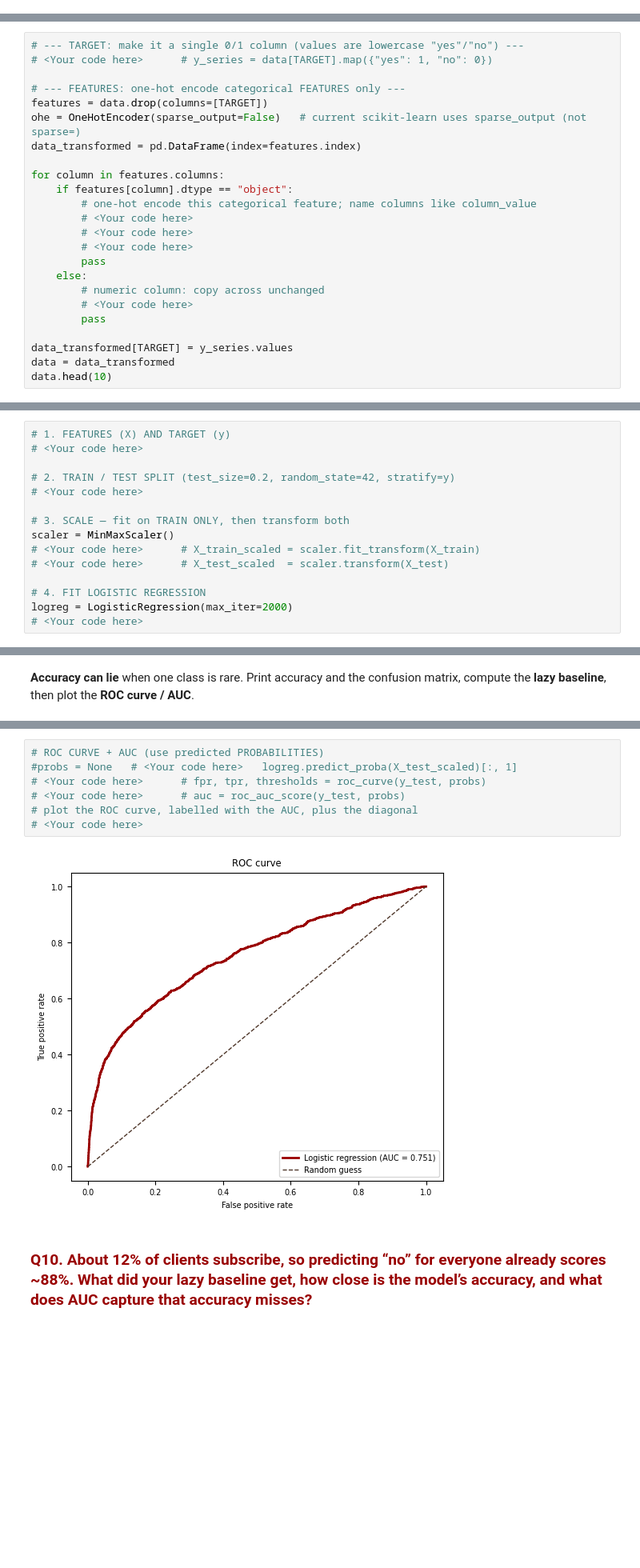
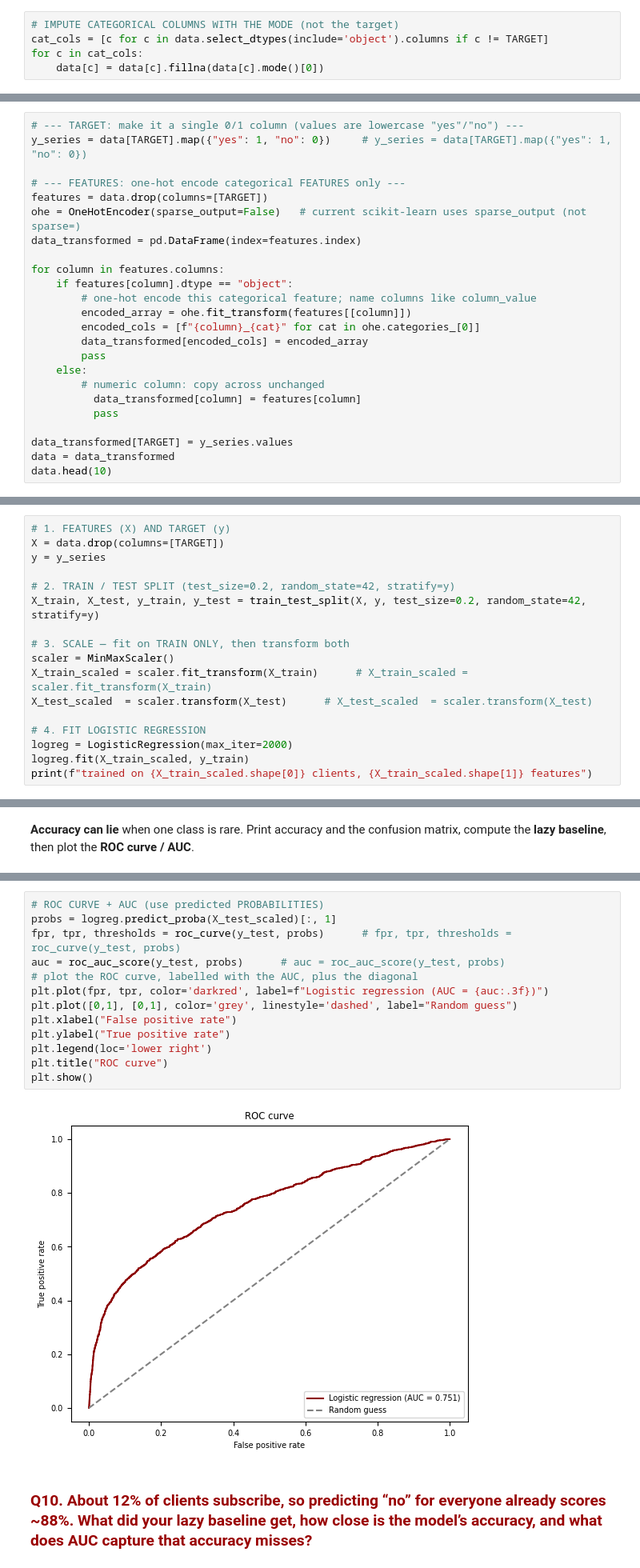
Before and after one commit to blvberrii/Brown-Assignment-1.3, a Jupyter notebook: Team3_logistic_regression_1_3.ipynb, the cells around one changed output, grey strips where cells are left out. Shown at 80% size. Saved outputs shown, nothing was run; the diff lists cells and outputs as text; blank space fills up the shorter version.

```diff
--- a/Team3_logistic_regression_1_3.ipynb
+++ b/Team3_logistic_regression_1_3.ipynb
@@ -238,3 +233,8 @@ dtype: int64
+# %%
+# IMPUTE CATEGORICAL COLUMNS WITH THE MODE (not the target)
+cat_cols = [c for c in data.select_dtypes(include='object').columns if c != TARGET]
+for c in cat_cols:
+    data[c] = data[c].fillna(data[c].mode()[0])
 # %%
 # Confirm no missing values remain
 print("missing values left:", int(data.isnull().sum().sum()))
@@ -301,7 +303,7 @@ data = data.drop(columns=["duration"])
 **Step 2 — encode.** Label-encode the **target** to a single 0/1 column; one-hot encode the categorical **features** only (don’t leak the target).
 # %%
 # --- TARGET: make it a single 0/1 column (values are lowercase "yes"/"no") ---
-# <Your code here>      # y_series = data[TARGET].map({"yes": 1, "no": 0})
+y_series = data[TARGET].map({"yes": 1, "no": 0})     # y_series = data[TARGET].map({"yes": 1, "no": 0})
 
 # --- FEATURES: one-hot encode categorical FEATURES only ---
 features = data.drop(columns=[TARGET])
@@ -311,14 +313,14 @@ data_transformed = pd.DataFrame(index=features.index)
 for column in features.columns:
     if features[column].dtype == "object":
         # one-hot encode this categorical feature; name columns like column_value
-        # <Your code here>
-        # <Your code here>
-        # <Your code here>
+        encoded_array = ohe.fit_transform(features[[column]])
+        encoded_cols = [f"{column}_{cat}" for cat in ohe.categories_[0]]
+        data_transformed[encoded_cols] = encoded_array
         pass
     else:
         # numeric column: copy across unchanged
-        # <Your code here>
-        pass
+          data_transformed[column] = features[column]
+          pass
 
 data_transformed[TARGET] = y_series.values
 data = data_transformed
@@ -368,19 +378,21 @@ plt.rcParams["font.size"] = 7
 Recall from **1.2**: linear regression drew a line for a *number*; logistic regression bends it into an **S-curve** so the output is a probability in [0, 1].
 # %%
 # 1. FEATURES (X) AND TARGET (y)
-# <Your code here>
+X = data.drop(columns=[TARGET])
+y = y_series
 
 # 2. TRAIN / TEST SPLIT (test_size=0.2, random_state=42, stratify=y)
-# <Your code here>
+X_train, X_test, y_train, y_test = train_test_split(X, y, test_size=0.2, random_state=42, stratify=y)
 
 # 3. SCALE — fit on TRAIN ONLY, then transform both
 scaler = MinMaxScaler()
-# <Your code here>      # X_train_scaled = scaler.fit_transform(X_train)
-# <Your code here>      # X_test_scaled  = scaler.transform(X_test)
+X_train_scaled = scaler.fit_transform(X_train)      # X_train_scaled = scaler.fit_transform(X_train)
+X_test_scaled  = scaler.transform(X_test)      # X_test_scaled  = scaler.transform(X_test)
 
 # 4. FIT LOGISTIC REGRESSION
 logreg = LogisticRegression(max_iter=2000)
-# <Your code here>
+logreg.fit(X_train_scaled, y_train)
+print(f"trained on {X_train_scaled.shape[0]} clients, {X_train_scaled.shape[1]} features")
 # %% [output]
 trained on 36168 clients, 46 features
 # %% [markdown]
@@ -411,12 +426,18 @@ Majority-class baseline accuracy: 0.8830
 Our model beats it by only +0.0109
 # %%
 # ROC CURVE + AUC (use predicted PROBABILITIES)
-#probs = None   # <Your code here>   logreg.predict_proba(X_test_scaled)[:, 1]
-# <Your code here>      # fpr, tpr, thresholds = roc_curve(y_test, probs)
-# <Your code here>      # auc = roc_auc_score(y_test, probs)
+probs = logreg.predict_proba(X_test_scaled)[:, 1]
+fpr, tpr, thresholds = roc_curve(y_test, probs)      # fpr, tpr, thresholds = roc_curve(y_test, probs)
+auc = roc_auc_score(y_test, probs)      # auc = roc_auc_score(y_test, probs)
 # plot the ROC curve, labelled with the AUC, plus the diagonal
-# <Your code here>
+plt.plot(fpr, tpr, color='darkred', label=f"Logistic regression (AUC = {auc:.3f})")
+plt.plot([0,1], [0,1], color='grey', linestyle='dashed', label="Random guess")
+plt.xlabel("False positive rate")
+plt.ylabel("True positive rate")
+plt.legend(loc='lower right')
+plt.title("ROC curve")
+plt.show()
 # %% [output]
-[figure, old version]
+[figure, new version]
 # %% [markdown]
 ### <span style="color:#990000">Q10. About 12% of clients subscribe, so predicting “no” for everyone already scores ~88%. What did your lazy baseline get, how close is the model’s accuracy, and what does <b>AUC</b> capture that accuracy misses?</span>
```
Also changed, not shown: parts of 47 cells of this notebook.
